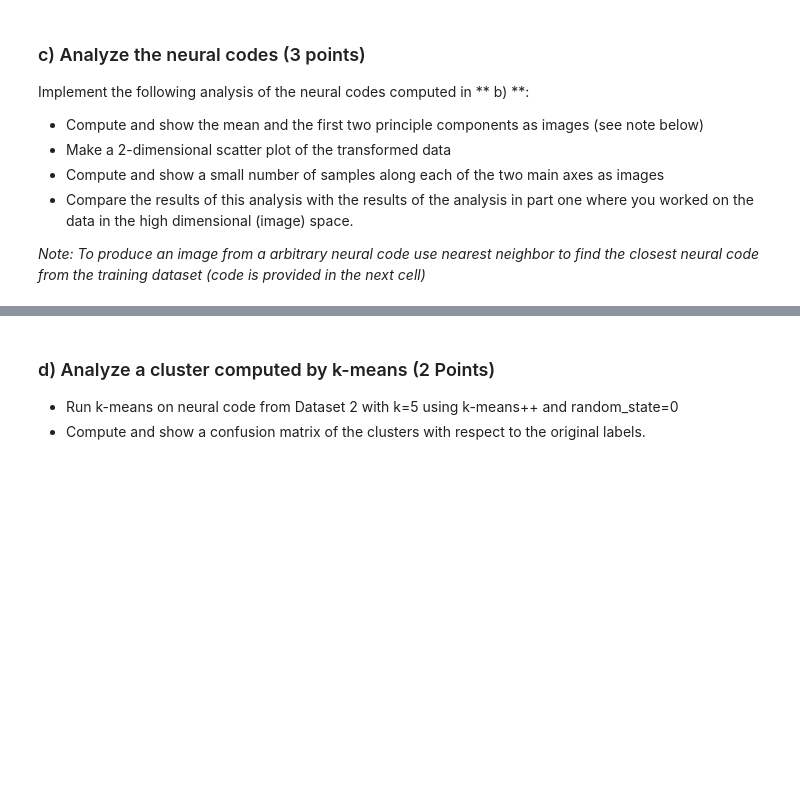
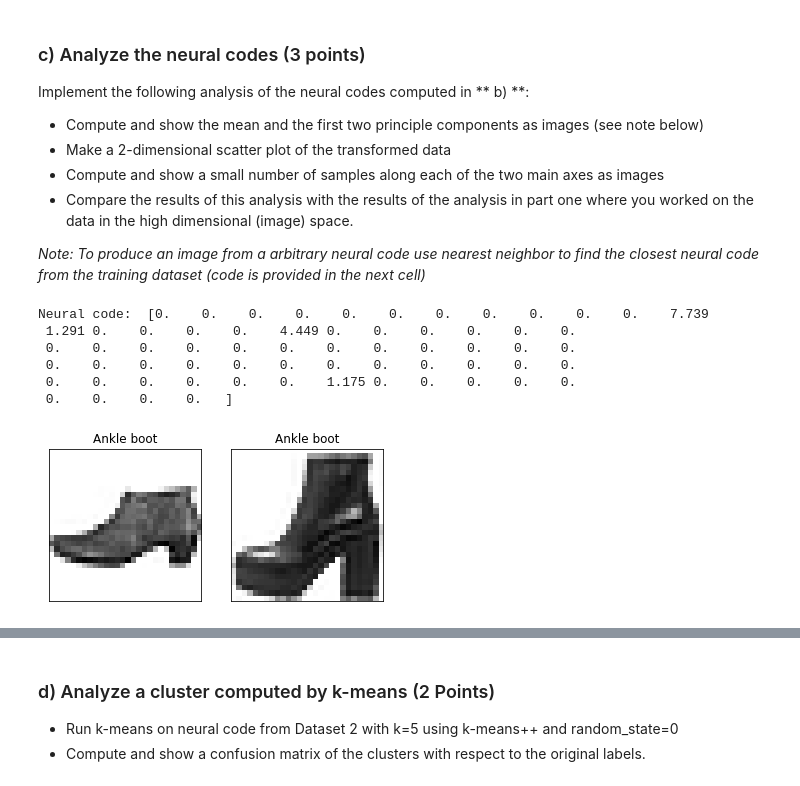
Before and after one commit to Mesoptier/ML-course, a Jupyter notebook: FDM_Challenge_Part2.ipynb, the cells around one changed output, grey strips where cells are left out. Saved outputs shown, nothing was run; the diff lists cells and outputs as text; code cells hidden in the pictures; blank space fills up the shorter version.

```diff
--- a/FDM_Challenge_Part2.ipynb
+++ b/FDM_Challenge_Part2.ipynb
@@ -27,10 +27,11 @@ X, y = fmnist_data.get_data(target=fmnist_data.default_target_attribute);
 # %%
 # build a list of figures for plotting
 def buildFigureList(fig, subfiglist, titles, length):
+    size = int(np.sqrt(len(subfiglist[0])))
 
     for i in range(0,length):
         pixels = np.array(subfiglist[i], dtype='float')
-        pixels = pixels.reshape((28, 28))
+        pixels = pixels.reshape((size, size))
         a=fig.add_subplot(1,length,i+1)
         imgplot =plt.imshow(pixels, cmap='gray_r')
         a.set_title(titles[i])
@@ -199,6 +200,7 @@ Process all the images from Data set 2 with the trained model from **a)** and sa
 # %%
 # Implement here
 # Note: Using neural_codes_model compute the neural code for the images in dataset_2
+neural_codes = neural_codes_model.predict(dataset_2)
 # %% [markdown]
 ### c) Analyze the neural codes (3 points)
 
@@ -223,19 +225,27 @@ def get_closest_neighbor(code):
 # %%
 # Example code for finding a neighbors based on the neural codes
 
 # Select a random image from the dataset
-index = 123
+index = 500
 # Get its neural code
 print("Neural code: ", neural_codes[index])
 # Get its closest neighbor
 index_neighbor = get_closest_neighbor(neural_codes[index])
 
 # Build the figure
 subfiglist = []
 titles = []
 subfiglist.append(np.squeeze(dataset_2[index], axis=2))
 titles.append(fmnist_classes[np.argmax(y_dataset2[index])])
 subfiglist.append(np.squeeze(dataset_2[index_neighbor], axis=2))
 titles.append(fmnist_classes[np.argmax(y_dataset2[index_neighbor])])
 
 buildFigureList(plt.figure(1),subfiglist, titles, 2)
+# %% [output]
+Neural code:  [0.    0.    0.    0.    0.    0.    0.    0.    0.    0.    0.    7.739
+ 1.291 0.    0.    0.    0.    4.449 0.    0.    0.    0.    0.    0.
+ 0.    0.    0.    0.    0.    0.    0.    0.    0.    0.    0.    0.
+ 0.    0.    0.    0.    0.    0.    0.    0.    0.    0.    0.    0.
+ 0.    0.    0.    0.    0.    0.    1.175 0.    0.    0.    0.    0.
+ 0.    0.    0.    0.   ]
+[figure, added]
```
Also changed, not shown: parts of 6 cells of this notebook.
